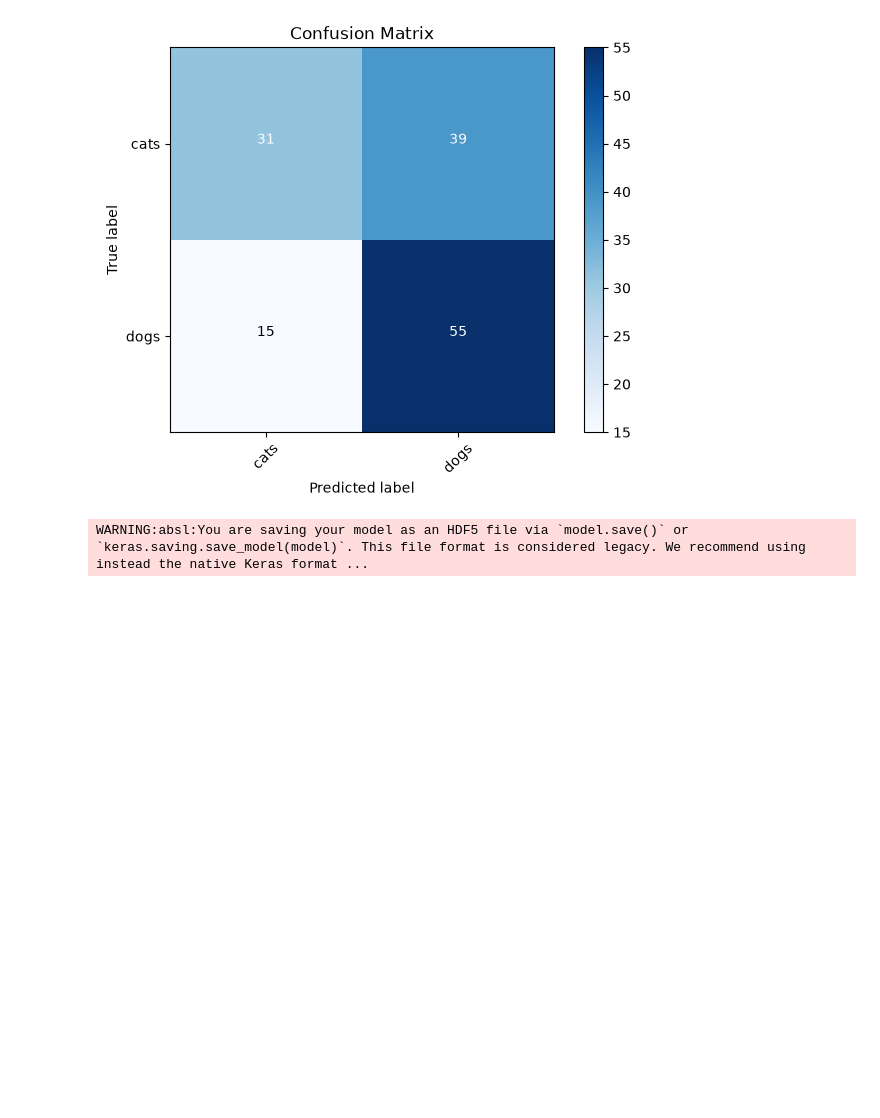
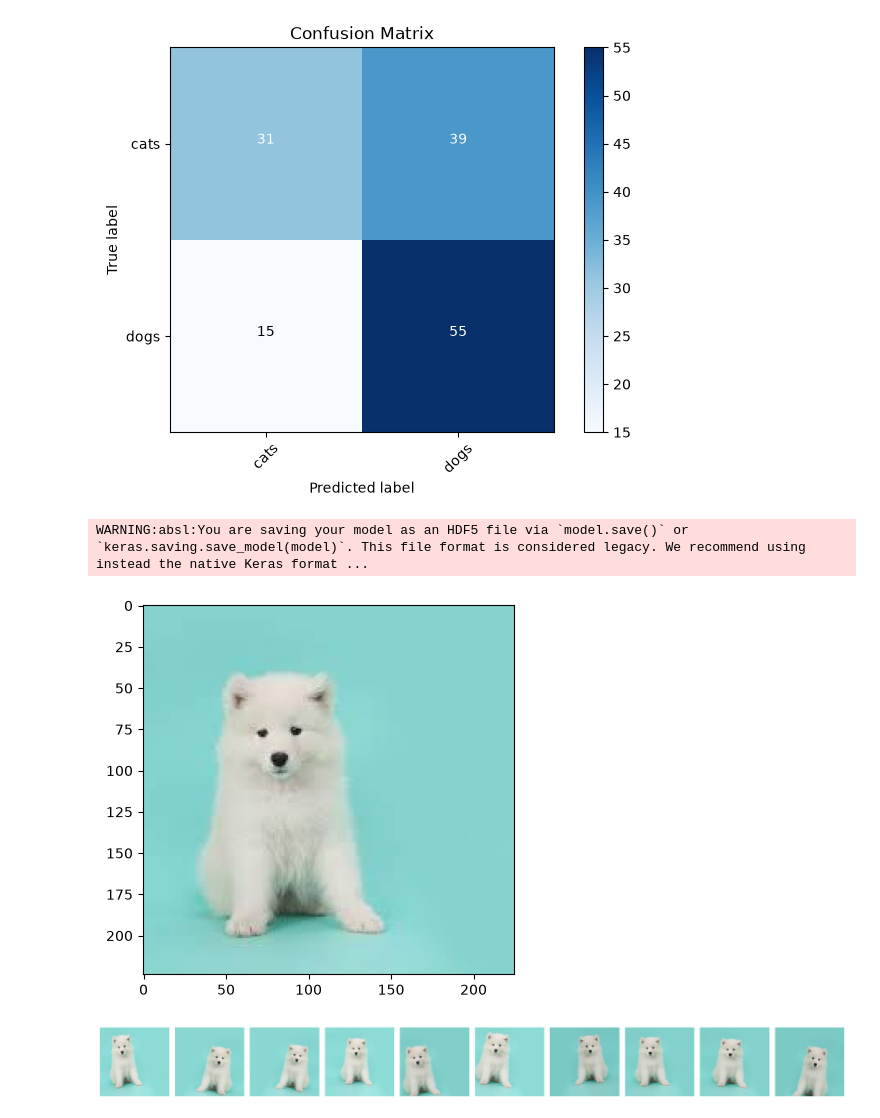
Before and after one commit to Marat176140/dl-foundations, a Jupyter notebook: cats_vs_dogs_cnn.ipynb, the cells around one changed output. Drawn from its saved outputs; the diff is of its cells as text; code cells hidden in the pictures; blank space fills up the shorter version.

```diff
--- a/cats_vs_dogs_cnn.ipynb
+++ b/cats_vs_dogs_cnn.ipynb
@@ -243,0 +246,44 @@ WARNING:absl:You are saving your model as an HDF5 file via `model.save()` or `ke
+# %%
+import matplotlib.pyplot as plt
+import numpy as np
+import tensorflow as tf
+from tensorflow import keras
+from tensorflow.keras.preprocessing.image import ImageDataGenerator
+import os
+import glob
+import random
+
+def plotImages(images_arr):
+    fig, axes = plt.subplots(1, 10, figsize=(20,20))
+    axes = axes.flatten()
+    for img, ax in zip(images_arr, axes):
+        ax.imshow(img)
+        ax.axis('off')
+    plt.tight_layout()
+    plt.show()
+
+gen = ImageDataGenerator(
+    rotation_range=10,
+    width_shift_range=0.1,
+    height_shift_range=0.1,
+    shear_range=0.15,
+    zoom_range=0.1,
+    channel_shift_range=10.,
+    horizontal_flip=True
+)
+
+chosen_image = random.choice(os.listdir('data_dog_cat/train/dogs'))
+image_path = 'data_dog_cat/train/dogs/' + chosen_image
+
+image = np.expand_dims(plt.imread(image_path), 0)
+
+plt.imshow(image[0])
+plt.show()
+
+aug_iter = gen.flow(image)
+aug_images = [next(aug_iter)[0].astype(np.uint8) for i in range(10)]
+
+plotImages(aug_images)
+# %% [output]
+[figure, added]
+[figure, added]
```
Also changed, not shown: parts of 15 cells of this notebook, 1 other file.
